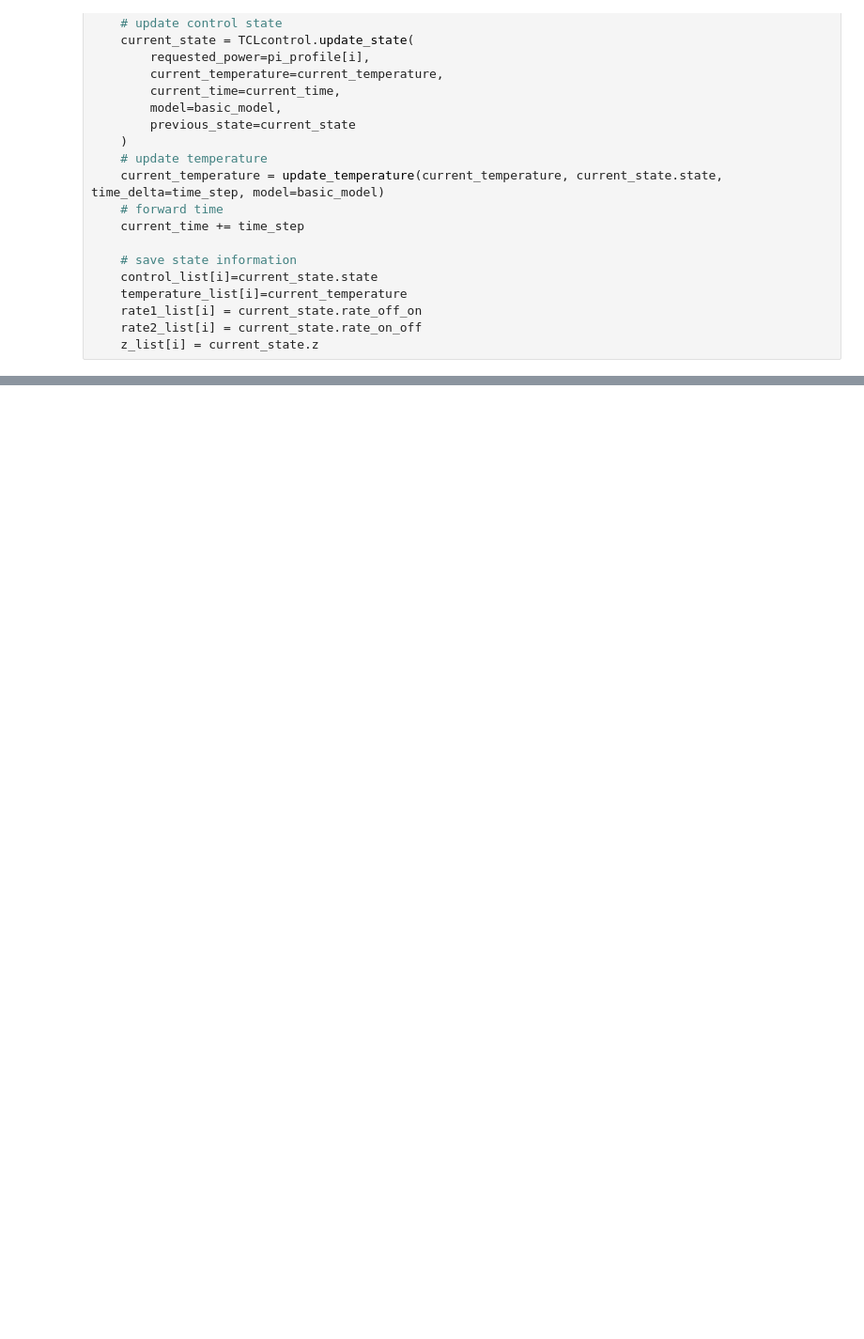
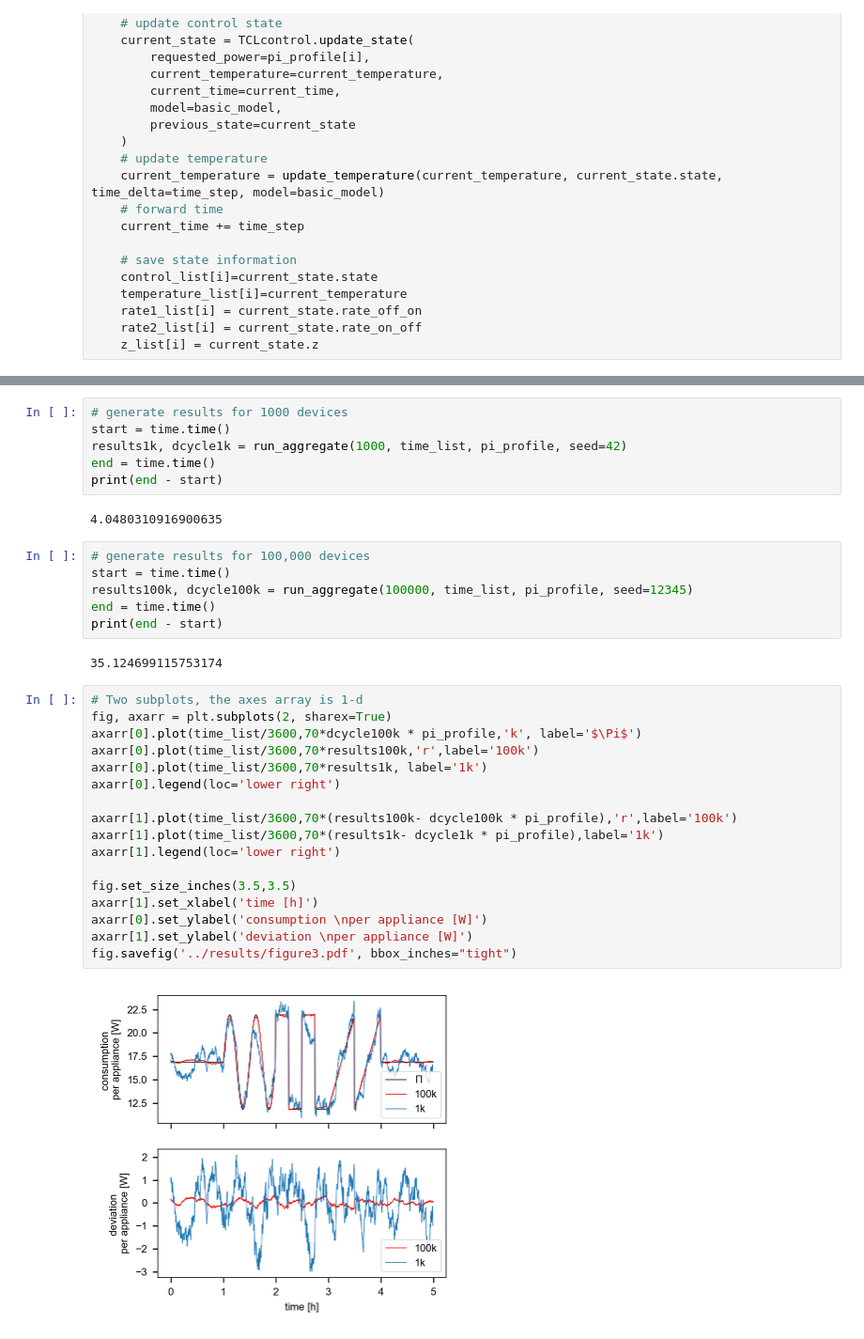
Before and after one commit to simontindemans/TCLcontrol, a Jupyter notebook: code/TCLcontrol_notebook.ipynb, the cells around one changed output, grey strips where cells are left out. Shown at 94% size. Saved outputs shown, nothing was run; the diff lists cells and outputs as text; blank space fills up the shorter version.

```diff
--- a/code/TCLcontrol_notebook.ipynb
+++ b/code/TCLcontrol_notebook.ipynb
@@ -244,0 +290,35 @@ fig.savefig('../results/multi_appliance.pdf', bbox_inches="tight")
+# %%
+# generate results for 1000 devices
+start = time.time()
+results1k, dcycle1k = run_aggregate(1000, time_list, pi_profile, seed=42)
+end = time.time()
+print(end - start)
+# %% [output]
+4.0480310916900635
+# %%
+# generate results for 100,000 devices
+start = time.time()
+results100k, dcycle100k = run_aggregate(100000, time_list, pi_profile, seed=12345)
+end = time.time()
+print(end - start)
+# %% [output]
+35.124699115753174
+# %%
+# Two subplots, the axes array is 1-d
+fig, axarr = plt.subplots(2, sharex=True)
+axarr[0].plot(time_list/3600,70*dcycle100k * pi_profile,'k', label='$\Pi$')
+axarr[0].plot(time_list/3600,70*results100k,'r',label='100k')
+axarr[0].plot(time_list/3600,70*results1k, label='1k')
+axarr[0].legend(loc='lower right')
+
+axarr[1].plot(time_list/3600,70*(results100k- dcycle100k * pi_profile),'r',label='100k')
+axarr[1].plot(time_list/3600,70*(results1k- dcycle1k * pi_profile),label='1k')
+axarr[1].legend(loc='lower right')
+
+fig.set_size_inches(3.5,3.5)
+axarr[1].set_xlabel('time [h]')
+axarr[0].set_ylabel('consumption \nper appliance [W]')
+axarr[1].set_ylabel('deviation \nper appliance [W]')
+fig.savefig('../results/figure3.pdf', bbox_inches="tight")
+# %% [output]
+[figure, added]
```
Also changed, not shown: parts of 72 cells of this notebook, 1 other file.
